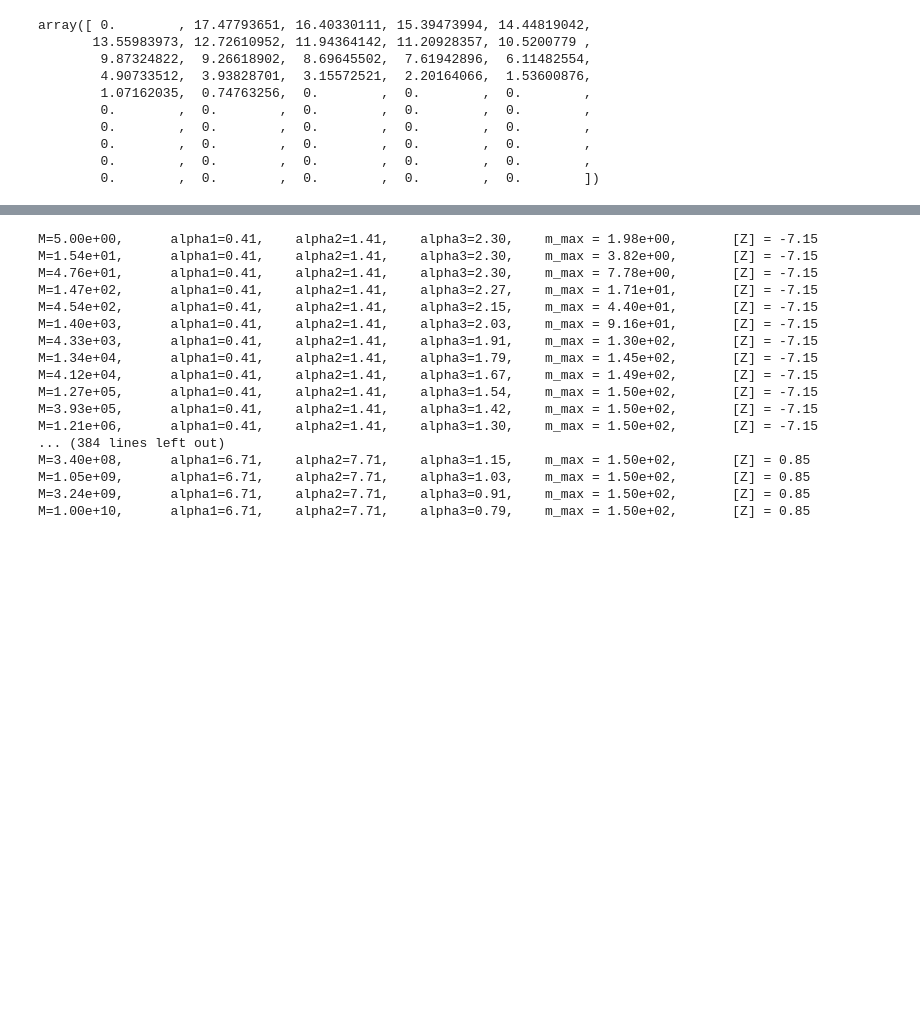
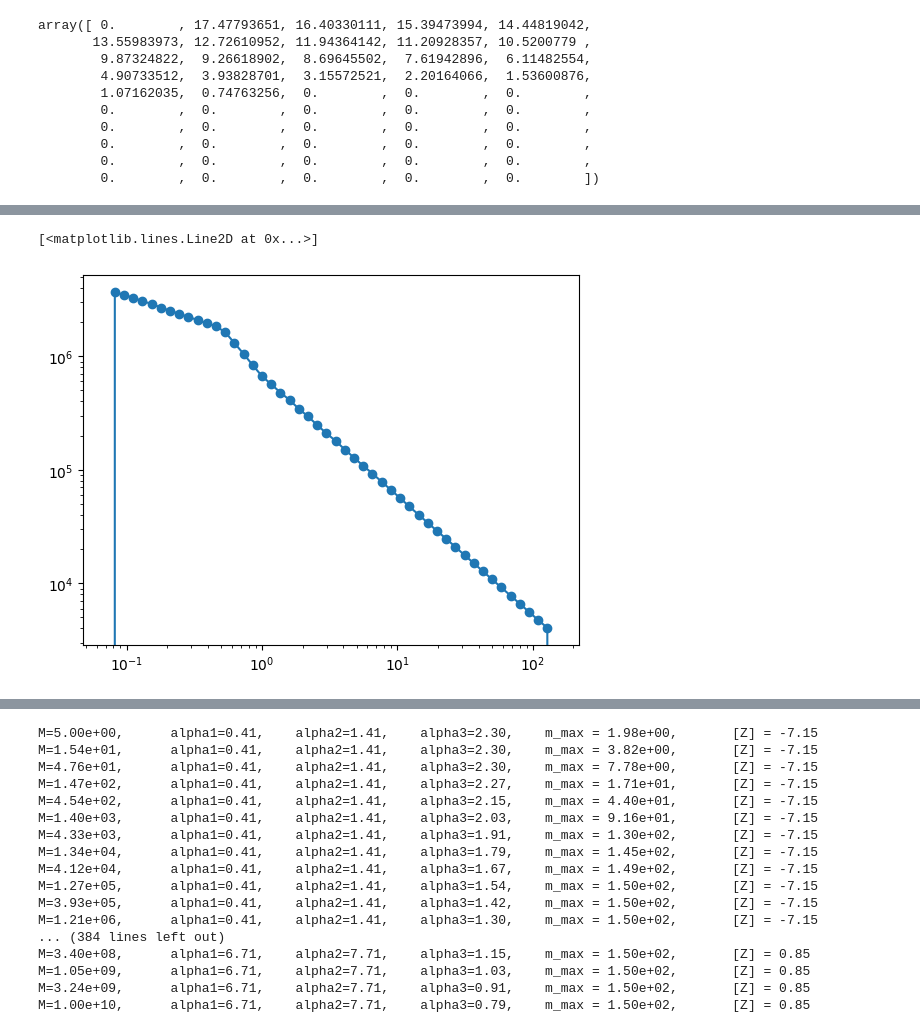
Before and after one commit to egjergo/pyIGIMF, a Jupyter notebook: _scratch/IGIMF4_explore.ipynb, the cells around one changed output, grey strips where cells are left out. Drawn from its saved outputs; the diff is of its cells as text; code cells hidden in the pictures; blank space fills up the shorter version.

Commit message:
interpolant scratch example

```diff
--- a/_scratch/IGIMF4_explore.ipynb
+++ b/_scratch/IGIMF4_explore.ipynb
@@ -296,0 +297,13 @@ plots.sIMF_subplot_Mecl(metallicity_v, Mecl_v, mstar_v, IMF_Z_v_list)
+# %%
+print(metallicity_v.shape, Mecl_v.shape, mstar_v.shape, len(IMF_Z_v_list))
+len(IMF_Z_v_list[0][0])
+df = {'metallicity':[],'Mecl':[],'mass_star':[],'IGIMF':[]}
+for i in range(len(metallicity_v)):
+    for j in range(len(Mecl_v)):
+        for k in range(len(mstar_v)):
+            df['metallicity'].append(metallicity_v[i])
+            df['Mecl'].append(Mecl_v[j])
+            df['mass_star'].append(mstar_v[k])
+            df['IGIMF'].append(IMF_Z_v_list[i][j][k])
+df = pd.DataFrame(df)
+df.head()
@@ -296,0 +510,11 @@ plots.sIMF_subplot_Mecl(metallicity_v, Mecl_v, mstar_v, IMF_Z_v_list)
+# %%
+IGIMF_interp = LinearAndNearestNeighbor_GCI(
+    df=df,
+    ycol='IGIMF',
+    tf_funs={
+        #'metallicity':lambda x:np.log10(x), 'metallicity_prime':lambda x:1/(x*np.log(10)),
+        'Mecl':lambda x:np.log10(x), 'Mecl_prime':lambda x:1/(x*np.log(10)),
+        #'IGIMF':lambda y:np.log10(y), 'IGIMF_inv':lambda y:10**y, 'IGIMF_prime':lambda y:1/(y*np.log(10))
+    },
+    name='IGIMF')
+IGIMF_interp
@@ -297,3 +540,13 @@ plots.sIMF_subplot_Mecl(metallicity_v, Mecl_v, mstar_v, IMF_Z_v_list)
+# %%
+IGIMF_hats = np.zeros_like(mstar_v)
+for i,mstar_v_i in enumerate(mstar_v):
+    df_test = pd.DataFrame({'metallicity':[-1],'Mecl':[10**5],'mass_star':[mstar_v_i]})
+    IGIMF_hats[i] = IGIMF_interp(df_test)
+from matplotlib import pyplot
+pyplot.loglog(mstar_v,IGIMF_hats,'-o')
+# %% [output]
+[<matplotlib.lines.Line2D at 0x...>]
+[figure, added]
 # %%
 plots.IMF_plots(mstar_v, IMF_v_list, Mecl_v, k_idx, metal_mass_fraction)
 # %% [output]
```
Also changed, not shown: parts of 16 cells of this notebook.
